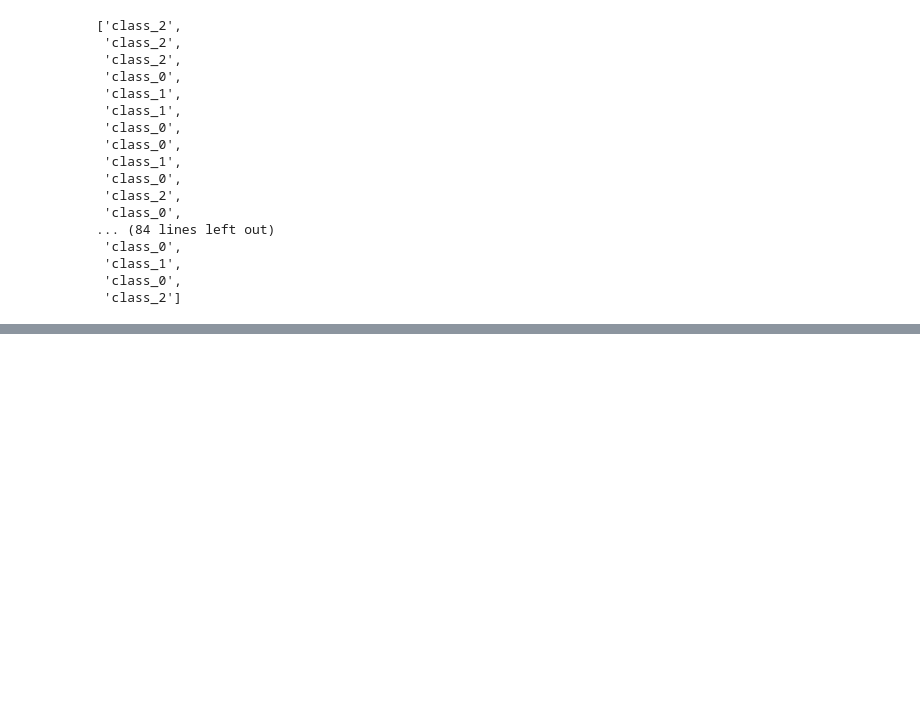
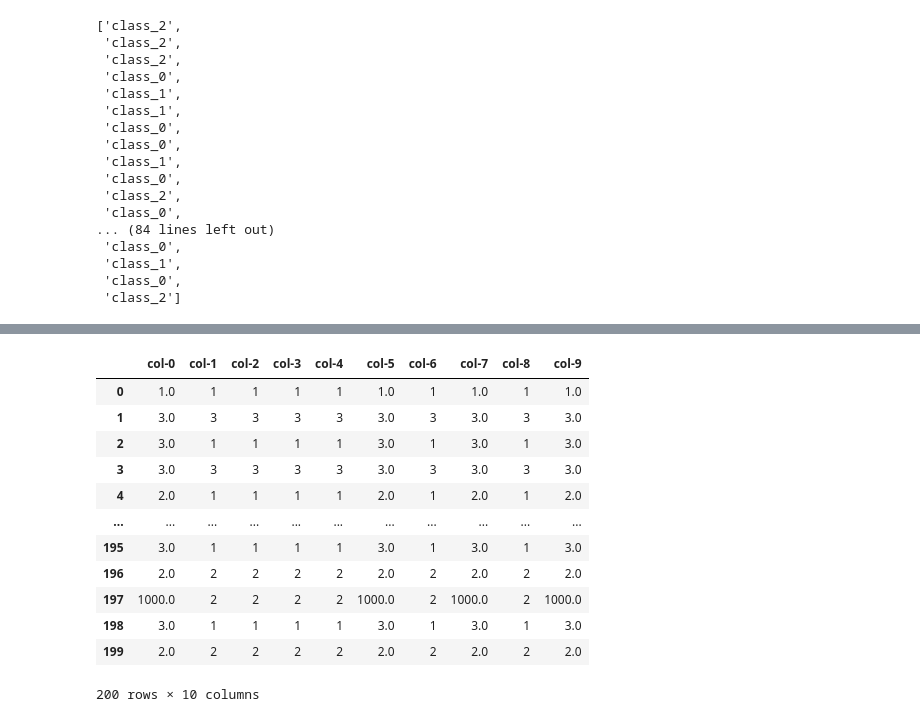
Before and after one commit to RVK10601999/ModelPilot, a Jupyter notebook: notebooks/dev.ipynb, the cells around one changed output, grey strips where cells are left out. Cells and saved outputs as stored; diff of their text form; code cells hidden in the pictures; blank space fills up the shorter version.

```diff
--- a/notebooks/dev.ipynb
+++ b/notebooks/dev.ipynb
@@ -154,0 +176,3 @@ generate_random_classes(100,3
+# %%
+for c in df.loc[:, ~df.columns.isin(['target'])].columns:
+    print(df[df[c].isna()][c])
@@ -154,0 +238,16 @@ generate_random_classes(100,3
+# %%
+df
+# %% [output]
+|  | col-0 | col-1 | col-2 | col-3 | col-4 | col-5 | col-6 | col-7 | col-8 | col-9 |
+| 0 | 1.0 | 1 | 1 | 1 | 1 | 1.0 | 1 | 1.0 | 1 | 1.0 |
+| 1 | 3.0 | 3 | 3 | 3 | 3 | 3.0 | 3 | 3.0 | 3 | 3.0 |
+| 2 | 3.0 | 1 | 1 | 1 | 1 | 3.0 | 1 | 3.0 | 1 | 3.0 |
+| 3 | 3.0 | 3 | 3 | 3 | 3 | 3.0 | 3 | 3.0 | 3 | 3.0 |
+| 4 | 2.0 | 1 | 1 | 1 | 1 | 2.0 | 1 | 2.0 | 1 | 2.0 |
+| ... | ... | ... | ... | ... | ... | ... | ... | ... | ... | ... |
+| 195 | 3.0 | 1 | 1 | 1 | 1 | 3.0 | 1 | 3.0 | 1 | 3.0 |
+| 196 | 2.0 | 2 | 2 | 2 | 2 | 2.0 | 2 | 2.0 | 2 | 2.0 |
+| 197 | 1000.0 | 2 | 2 | 2 | 2 | 1000.0 | 2 | 1000.0 | 2 | 1000.0 |
+| 198 | 3.0 | 1 | 1 | 1 | 1 | 3.0 | 1 | 3.0 | 1 | 3.0 |
+| 199 | 2.0 | 2 | 2 | 2 | 2 | 2.0 | 2 | 2.0 | 2 | 2.0 |
+200 rows × 10 columns
```
Also changed, not shown: parts of 18 cells of this notebook, 8 other files.
